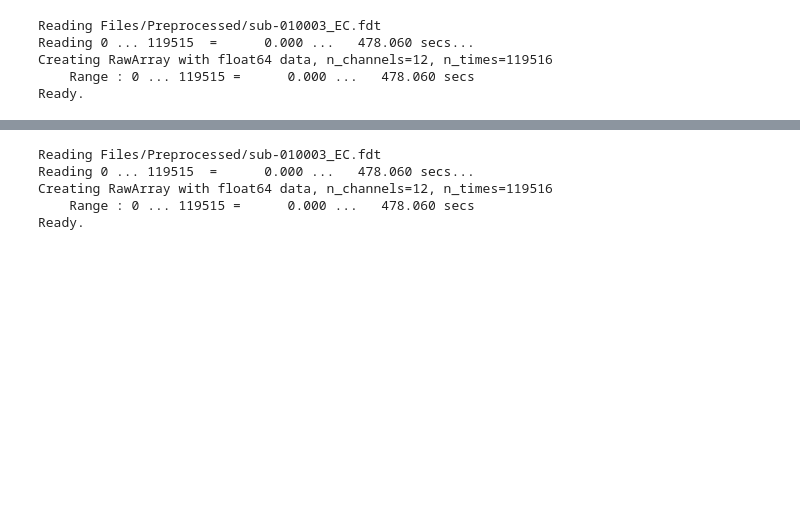
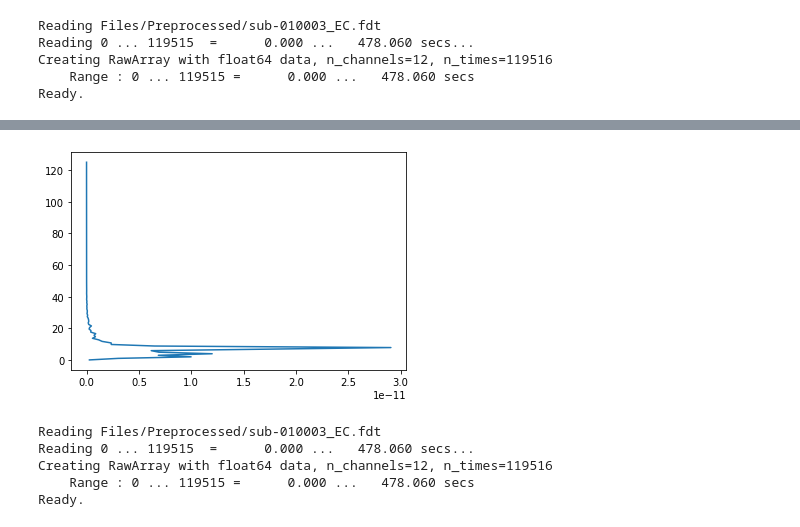
Before and after one commit to LaiaNO/EEG, a Jupyter notebook: 10_11_2020_EEGData.ipynb, the cells around one changed output, grey strips where cells are left out. Cells and saved outputs as stored; diff of their text form; code cells hidden in the pictures; blank space fills up the shorter version.

```diff
--- a/10_11_2020_EEGData.ipynb
+++ b/10_11_2020_EEGData.ipynb
@@ -334,3 +367,9 @@ Info.; Epoch: 3; Len of the data: 1255; Channel: 1
+# %%
+
+plt.plot(arrayt[0],arrayt[1])
+plt.show()
+# %% [output]
+[figure, added]
 # %%
 #https://pywavelets.readthedocs.io/en/latest/ref/dwt-discrete-wavelet-transform.html
 # %%
```
Also changed, not shown: parts of 7 cells of this notebook, 1 other file.
